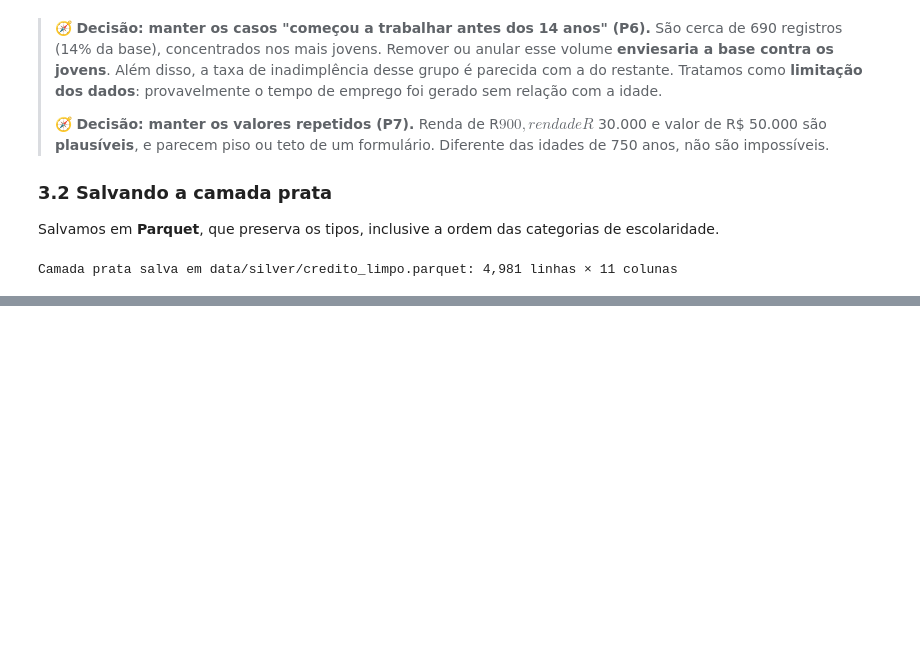
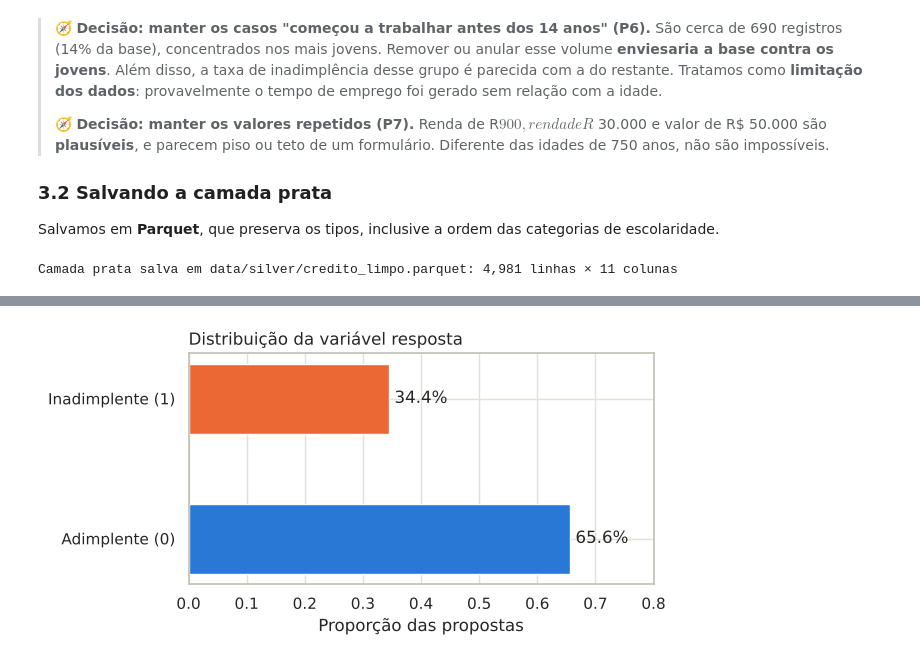
Before and after one commit to alexlourenc/CredAIR-Alex, a Jupyter notebook: notebooks/analise_credito.ipynb, the cells around one changed output, grey strips where cells are left out. Drawn from its saved outputs; the diff is of its cells as text; code cells hidden in the pictures; blank space fills up the shorter version.

```diff
--- a/notebooks/analise_credito.ipynb
+++ b/notebooks/analise_credito.ipynb
@@ -388,0 +395,13 @@ Camada prata salva em data/silver/credito_limpo.parquet: 4,981 linhas × 11 colu
+# %%
+fig, ax = plt.subplots(figsize=(6, 3))
+taxa = prata["inadimplente"].value_counts(normalize=True).sort_index()
+ax.barh(["Adimplente (0)", "Inadimplente (1)"], taxa.values, color=[AZUL, LARANJA], height=0.5)
+for i, v in enumerate(taxa.values):
+    ax.text(v + 0.01, i, f"{v:.1%}", va="center")
+ax.set_xlim(0, 0.8)
+ax.set_xlabel("Proporção das propostas")
+ax.set_title("Distribuição da variável resposta", loc="left")
+salvar(fig, "01_distribuicao_alvo")
+plt.show()
+# %% [output]
+[figure, added]
```
Also changed, not shown: parts of 11 cells of this notebook, 5 other files.
